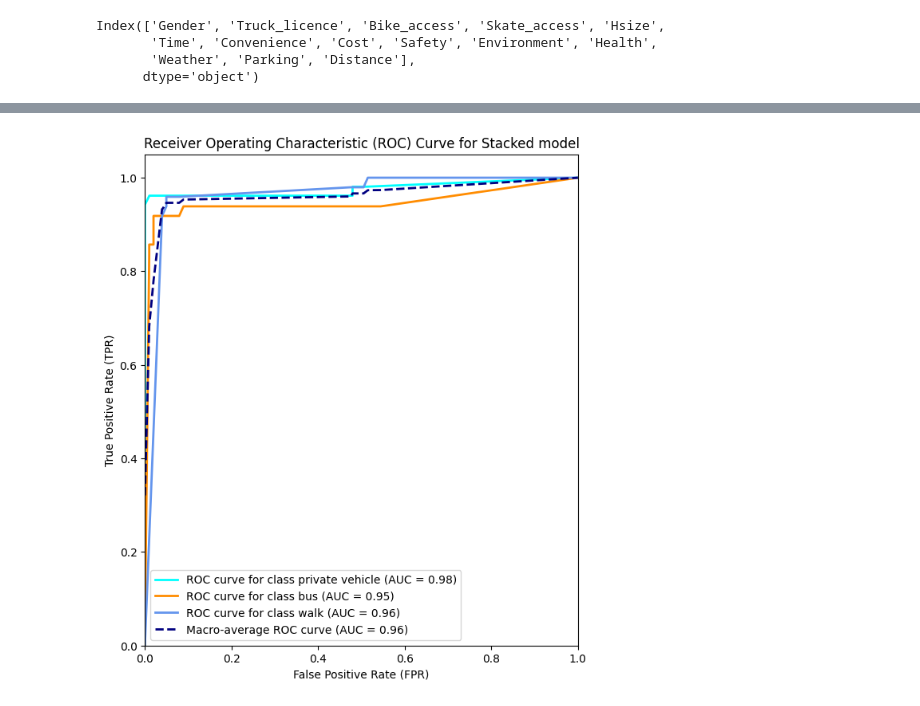
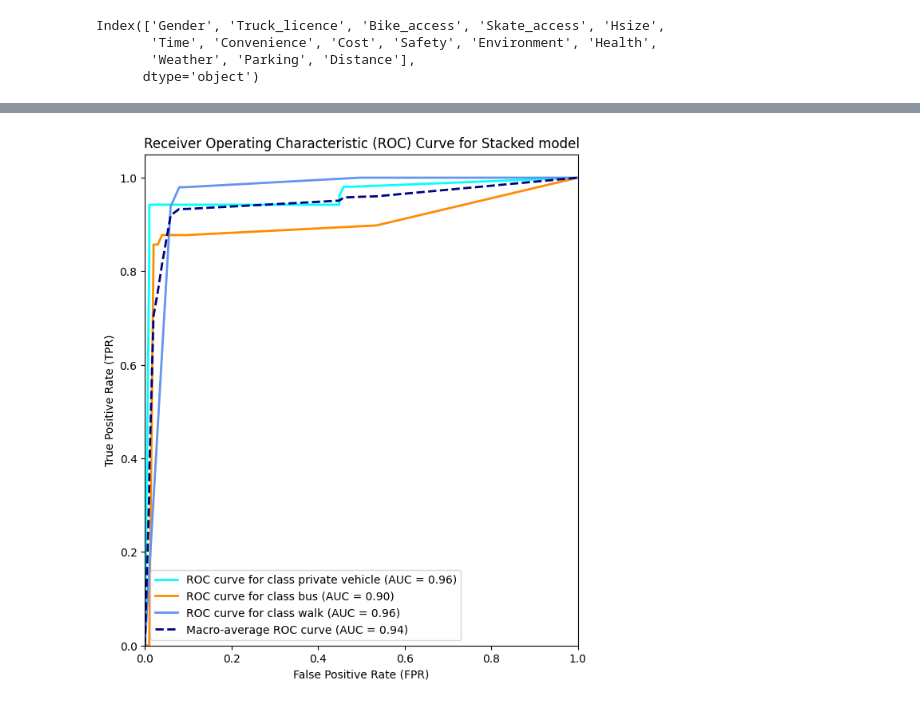
Before and after one commit to MariosMelach/Marios-Thesis, a Jupyter notebook: Thessaloniki Survey/Mode_classification_survey.ipynb, the cells around one changed output, grey strips where cells are left out. Cells and saved outputs as stored; diff of their text form; code cells hidden in the pictures.

```diff
--- a/Thessaloniki Survey/Mode_classification_survey.ipynb
+++ b/Thessaloniki Survey/Mode_classification_survey.ipynb
@@ -294,3 +316,3 @@ array([[47,  2,  3],
 # %%
-log_reg=LogisticRegression(multi_class='multinomial')
+log_reg=LogisticRegression(multi_class='ovr')
 # %%
@@ -930,7 +925,7 @@ plt.show()
 [figure]
 # %%
 param_grid = {
-    'n_estimators': list(range(131, 201)),
+    'n_estimators': list(range(131, 301)),
     'max_features': [15, 16]}
 rf_model = RandomForestClassifier(random_state=42)
 grid_search = GridSearchCV(rf_model, param_grid, cv=10, scoring="accuracy", n_jobs=-1)
@@ -1249,10 +1160,10 @@ plt.show()
 [figure]
 # %%
 param_grid = {
-    'n_estimators': list(range(50, 80)),
-    'subsample': [ 0.3, 0.4, 0.6, 0.7],
-    'colsample_bytree' : [0.6, 0.7, 0.8],
-    'learning_rate': [0.1, 0.2, 0.7]}
+    'n_estimators' : [50, 51, 52, 53, 54, 55, 56, 57, 58, 59, 60],
+    'subsample': [ 0.3, 0.4, 0.5, 0.6, 0.7, 0.8, 0.9, 1],
+    'colsample_bytree' : [0.3, 0.4, 0.5, 0.6, 0.7, 0.8],
+    'learning_rate': [0.1, 0.2, 0.3, 0.7]}
 # %%
 grid_search = GridSearchCV(xgb_classifier, param_grid, cv=10, n_jobs=-1, scoring="accuracy")
 grid_search.fit(X_train, y_train)
@@ -1309,21 +1333,21 @@ Index(['Gender', 'Truck_licence', 'Bike_access', 'Skate_access', 'Hsize',
 # %%
-base_classifier1 = RandomForestClassifier(random_state=42, max_features= 8, n_estimators= 300, n_jobs=-1)
-base_classifier2 = xgb.XGBClassifier(objective='multi:softmax', num_class=3, random_state=42)
-base_classifier3 = DecisionTreeClassifier(random_state=42, max_depth=7, min_samples_leaf= 3, min_samples_split= 8)
-meta_classifier = LogisticRegression(C=0.9, max_iter=15)
-
+base_classifier1 = RandomForestClassifier(random_state=42,n_jobs=-1,max_features=16, n_estimators=233)
+base_classifier2 = xgb.XGBClassifier(objective='multi:softmax', num_class=3, random_state=42,
+                                    colsample_bytree= 0.8, learning_rate= 0.1, n_estimators= 52, subsample= 0.7)
+base_classifier3 = DecisionTreeClassifier(random_state=42, max_depth= 7, min_samples_leaf= 3, min_samples_split= 8)
+meta_classifier = LogisticRegression(multi_class='ovr', C=0.6, max_iter=50)
 
 stacking_classifier = StackingCVClassifier(
     classifiers=[base_classifier1, base_classifier2, base_classifier3],
     meta_classifier=meta_classifier,
     cv=10,
     stratify=False,
-    random_state=123
+    random_state=42
 )
 
-stacking_classifier.fit(X1_train, y1_train)
-y_pred = stacking_classifier.predict(X1_test)
-classification_rep = classification_report(y1_test, y_pred)
+stacking_classifier.fit(X_train, y_train)
+y_pred = stacking_classifier.predict(X_test)
+classification_rep = classification_report(y_test, y_pred)
 print("Classification Report:\n", classification_rep)
 # %% [output]
 Classification Report:
@@ -1350,46 +1374,46 @@ plt.show()
 # %%
-class_probabilities_st = stacking_classifier.predict_proba(X1_test)
+class_probabilities_st = stacking_classifier.predict_proba(X_test)
 y_pred_prob_st = np.argmax(class_probabilities_st, axis=1)
 # ROC Curve
 fpr = dict()
 tpr = dict()
 roc_auc = dict()
 
-for i in range(len(classes1)):
-    fpr[i], tpr[i], _ = roc_curve(y_test_bin1[:, i], class_probabilities_st[:, i])
+for i in range(len(classes)):
+    fpr[i], tpr[i], _ = roc_curve(y_test_bin[:, i], class_probabilities_st[:, i])
     roc_auc[i] = auc(fpr[i], tpr[i])
 
-all_fpr = np.unique(np.concatenate([fpr[i] for i in range(len(classes1))]))
+all_fpr = np.unique(np.concatenate([fpr[i] for i in range(len(classes))]))
 
 mean_tpr = np.zeros_like(all_fpr)
-for i in range(len(classes1)):
+for i in range(len(classes)):
     mean_tpr += np.interp(all_fpr, fpr[i], tpr[i])
 
-mean_tpr /= len(classes1)
+mean_tpr /= len(classes)
 
 fpr["macro"] = all_fpr
 tpr["macro"] = mean_tpr
 roc_auc["macro"] = auc(fpr["macro"], tpr["macro"])
 
 _, ax_roc = plt.subplots(figsize=(7, 8))
 colors_roc = cycle(["aqua", "darkorange", "cornflowerblue"])
 
-for i, (class_labels, color) in enumerate(zip(classes1, colors_roc)):
+for i, (class_labels, color) in enumerate(zip(classes, colors_roc)):
     class_name = class_labels_mapping.get(i, f'class {i}')
     plt.plot(fpr[i], tpr[i], color=color, lw=2, label=f'ROC curve for class {class_name} (AUC = {roc_auc[i]:0.2f})')
 
 plt.plot(fpr["macro"], tpr["macro"], color='navy', lw=2, linestyle='--', label=f'Macro-average ROC curve (AUC = {roc_auc["macro"]:0.2f})')
 
 ax_roc.set_xlim([0.0, 1.0])
 ax_roc.set_ylim([0.0, 1.05])
 ax_roc.set_xlabel('False Positive Rate (FPR)')
 ax_roc.set_ylabel('True Positive Rate (TPR)')
 ax_roc.legend(loc="best")
 ax_roc.set_title("Receiver Operating Characteristic (ROC) Curve for Stacked model")
 
 plt.show()
 # %% [output]
-[figure, old version]
+[figure, new version]
 # %%
 roc_auc["macro"]
 # %% [output]
```
Also changed, not shown: parts of 54 cells of this notebook, 2 other files.
